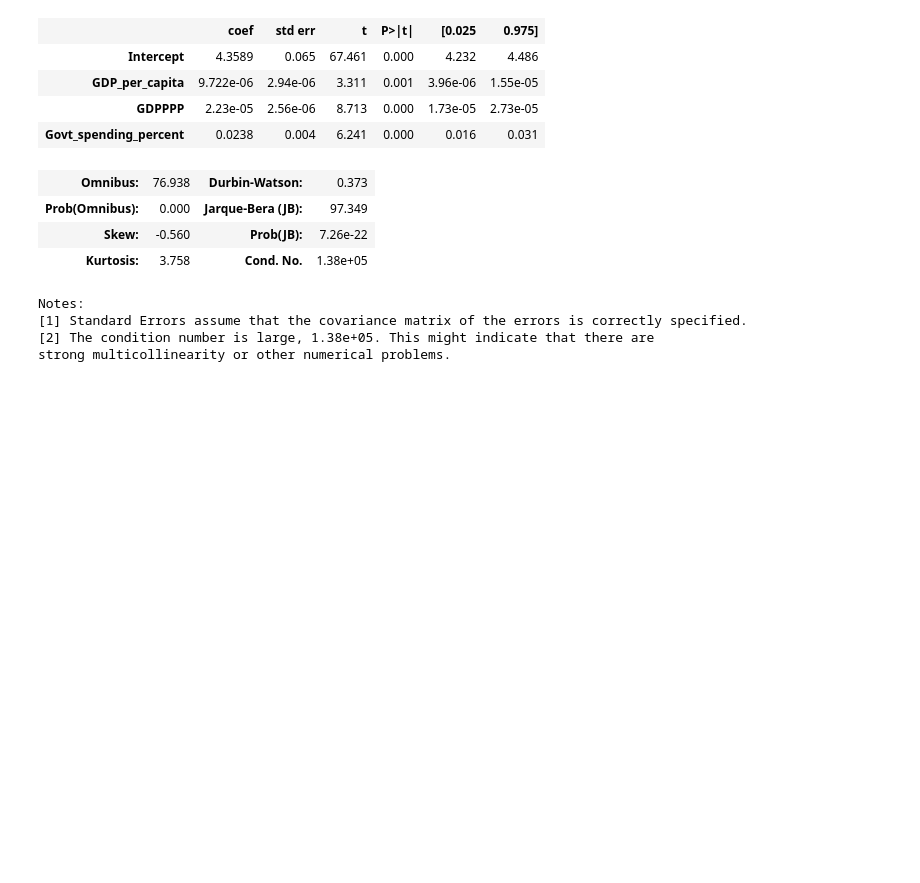
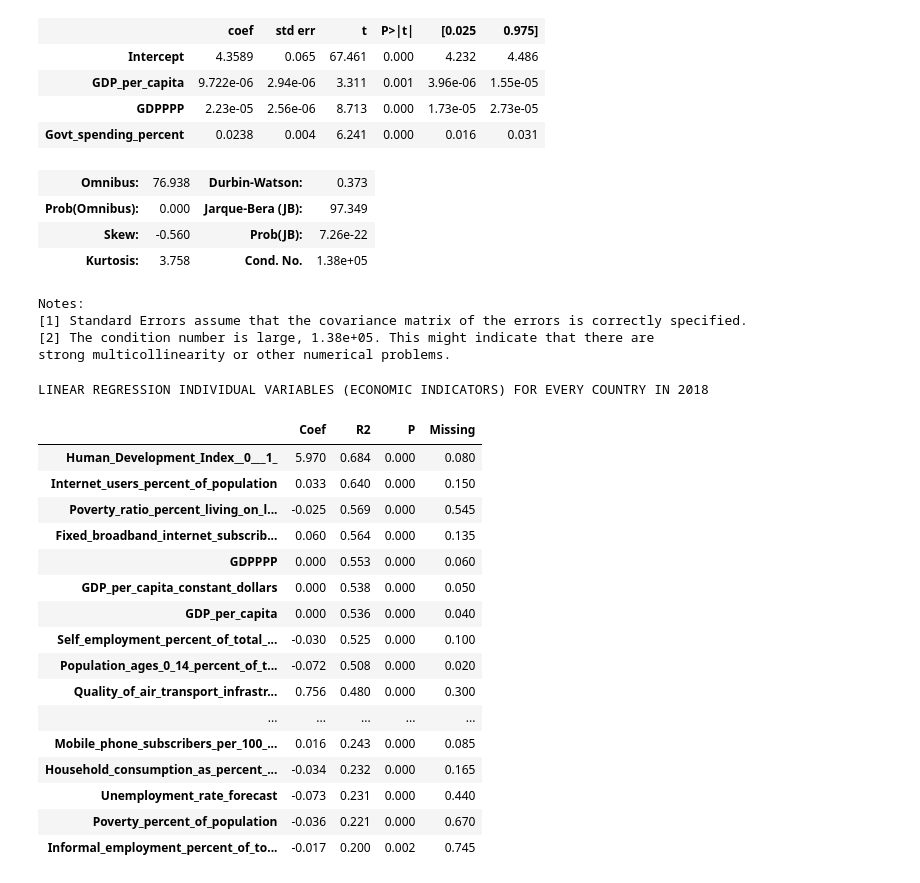
Before and after one commit to Orilly/data-science-summative, a Jupyter notebook: regression1.ipynb, the cells around one changed output. Drawn from its saved outputs; the diff is of its cells as text; code cells hidden in the pictures; blank space fills up the shorter version.

```diff
--- a/regression1.ipynb
+++ b/regression1.ipynb
@@ -123,3 +125,52 @@ strong multicollinearity or other numerical problems.
 ## ADD INTERACTION EFFECTS HERE
 
 ## [DEFINITION: An interaction effect occurs when the effect of one variable depends on the value of another variable]
+# %%
+df2018 = df[df["Year"] == 2018]
+# %%
+df2018.columns = df2018.columns.str.replace(" ", "_")
+df2018.columns = df2018.columns.str.replace("/", "_")
+df2018.columns = df2018.columns.str.replace("-", "_")
+df2018.columns = df2018.columns.str.replace("(", "_")
+df2018.columns = df2018.columns.str.replace(")", "_")
+df2018.columns = df2018.columns.str.replace(":", "_")
+df2018.columns = df2018.columns.str.replace(".", "_")
+df2018.columns = df2018.columns.str.replace("%", "_")
+df2018.columns = df2018.columns.str.replace("=", "_")
+
+error_vars = []
+results = pd.DataFrame(columns=["Coef", "R2", "P", "Missing"])
+
+for var in df2018.columns[4:]:
+    if not var == "happiness":
+        try:
+            model = smf.ols(f'happiness ~ {var}', data=df2018, missing="drop").fit()
+            #print(f"{model.rsquared.round(3)} (p={model.pvalues[var].round(3)}):         {var}")
+            results.loc[var] = pd.Series({"Coef": model.params[var].round(3),
+                                        "R2": model.rsquared.round(3),
+                                        "P": model.pvalues[var].round(3),
+                                        "Missing": df2018[var].isna().sum()/len(df2018[var])})
+        except ValueError as error:
+            error_vars.append(var)
+
+print("LINEAR REGRESSION INDIVIDUAL VARIABLES (ECONOMIC INDICATORS) FOR EVERY COUNTRY IN 2018")
+results.sort_values(by="R2", ascending=False).head(30)
+# %% [output]
+LINEAR REGRESSION INDIVIDUAL VARIABLES (ECONOMIC INDICATORS) FOR EVERY COUNTRY IN 2018
+|  | Coef | R2 | P | Missing |
+| Human_Development_Index__0___1_ | 5.970 | 0.684 | 0.000 | 0.080 |
+| Internet_users_percent_of_population | 0.033 | 0.640 | 0.000 | 0.150 |
+| Poverty_ratio_percent_living_on_l... | -0.025 | 0.569 | 0.000 | 0.545 |
+| Fixed_broadband_internet_subscrib... | 0.060 | 0.564 | 0.000 | 0.135 |
+| GDPPPP | 0.000 | 0.553 | 0.000 | 0.060 |
+| GDP_per_capita_constant_dollars | 0.000 | 0.538 | 0.000 | 0.050 |
+| GDP_per_capita | 0.000 | 0.536 | 0.000 | 0.040 |
+| Self_employment_percent_of_total_... | -0.030 | 0.525 | 0.000 | 0.100 |
+| Population_ages_0_14_percent_of_t... | -0.072 | 0.508 | 0.000 | 0.020 |
+| Quality_of_air_transport_infrastr... | 0.756 | 0.480 | 0.000 | 0.300 |
+| ... | ... | ... | ... | ... |
+| Mobile_phone_subscribers_per_100_... | 0.016 | 0.243 | 0.000 | 0.085 |
+| Household_consumption_as_percent_... | -0.034 | 0.232 | 0.000 | 0.165 |
+| Unemployment_rate_forecast | -0.073 | 0.231 | 0.000 | 0.440 |
+| Poverty_percent_of_population | -0.036 | 0.221 | 0.000 | 0.670 |
+| Informal_employment_percent_of_to... | -0.017 | 0.200 | 0.002 | 0.745 |
```
Also changed, not shown: parts of 11 cells of this notebook.
